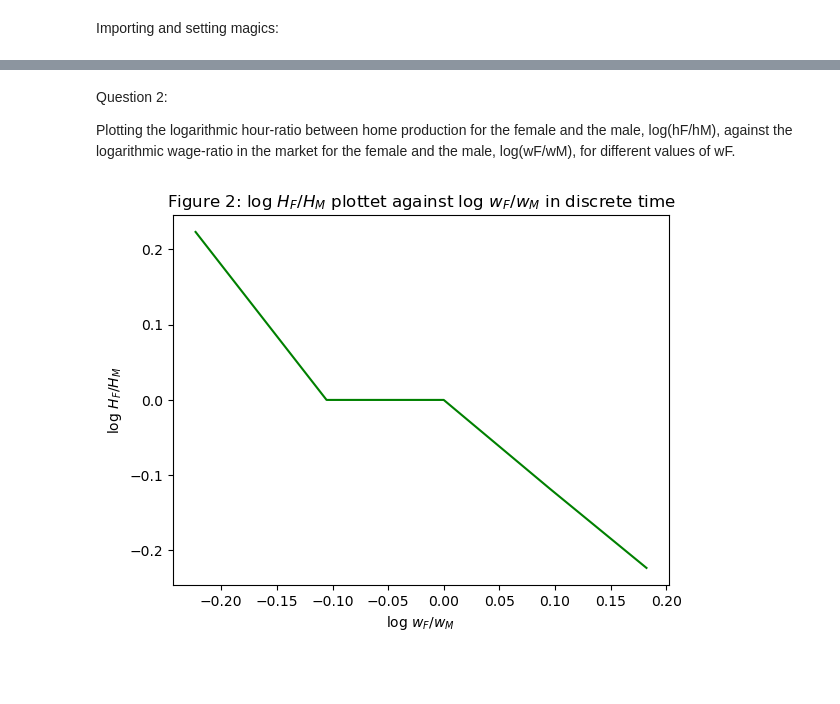
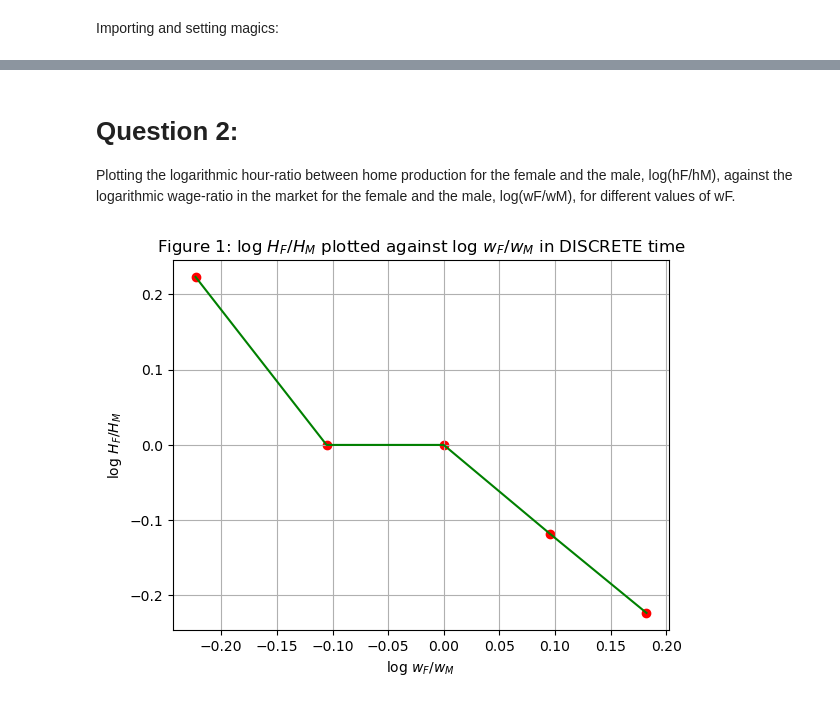
Before and after one commit to NumEconCopenhagen/projects-2023-lnp953, a Jupyter notebook: inauguralproject/inauguralproject.ipynb, the cells around one changed output, grey strips where cells are left out. Saved outputs shown, nothing was run; the diff lists cells and outputs as text; code cells hidden in the pictures; blank space fills up the shorter version.

```diff
--- a/inauguralproject/inauguralproject.ipynb
+++ b/inauguralproject/inauguralproject.ipynb
@@ -70,34 +79,36 @@ alpha/sigma     0.50    1.00    1.50
 # %% [markdown]
-Question 2:
+# Question 2:
 
 Plotting the logarithmic hour-ratio between home production for the female and the male, log(hF/hM), against the logarithmic wage-ratio in the market for the female and the male, log(wF/wM), for different values of wF.
 # %%
 #Creating empty lists for the log hour-ratio and log wage-ratio in DISCRETE time
 log_HF_HM_d = []
 log_wF_wM_d = []
 
-# d) Looping over wF values
+#Looping over wF values
 for wF in [0.8, 0.9, 1.0, 1.1, 1.2]:
     #Setting wF value equal to current value in loop
     model.par.wF = wF
 
     #Solving the model in discrete time:
     #Storing solution in opt
     opt = model.solve_discrete()
 
     #Calculating log(HF/HM) and log(wF/wM)
     log_HF_HM = np.log(opt.HF/opt.HM)
     log_wF_wM = np.log(wF/model.par.wM)
 
     #Storing values in the empty lists
     log_HF_HM_d.append(log_HF_HM)
     log_wF_wM_d.append(log_wF_wM)
 
-# e)Plotting
+#Plotting figure 1
 plt.plot(log_wF_wM_d, log_HF_HM_d, linestyle='-', color='Green')
+plt.scatter(log_wF_wM_d, log_HF_HM_d, color='red', marker='o')  #Adding markers at data points
 plt.xlabel('log $w_F/w_M$')
 plt.ylabel('log $H_F/H_M$')
-plt.title('Figure 2: log $H_F/H_M$ plottet against log $w_F/w_M$ in discrete time')
+plt.title('Figure 1: log $H_F/H_M$ plotted against log $w_F/w_M$ in DISCRETE time')
+plt.grid(True)  #Adding grid lines
 plt.show()
 # %% [output]
-[figure, old version]
+[figure, new version]
```
Also changed, not shown: parts of 13 cells of this notebook, 3 other files.
